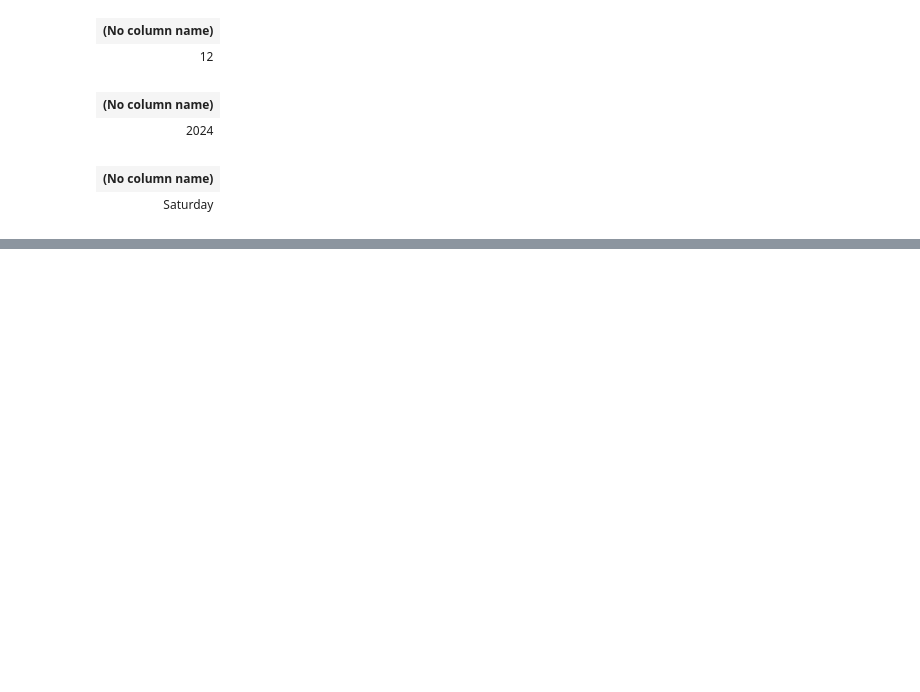
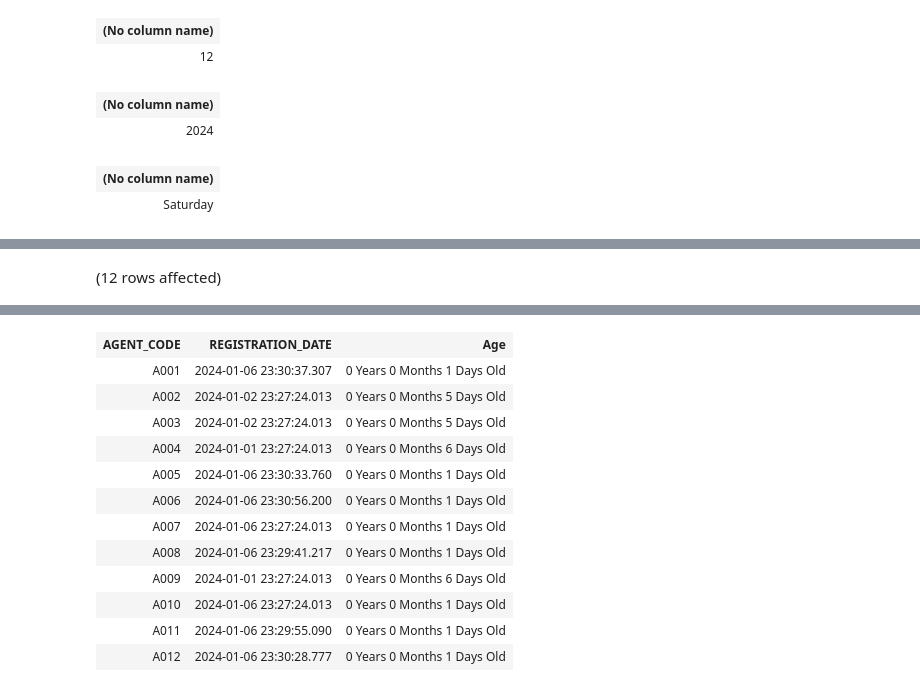
Before and after one commit to kanhaiya-bhayana-inc/Sql-server, a Jupyter notebook: Notebook 2 - Sql Server.ipynb, the cells around one changed output, grey strips where cells are left out. Cells and saved outputs as stored; diff of their text form; code cells hidden in the pictures; blank space fills up the shorter version.

```diff
--- a/Notebook 2 - Sql Server.ipynb
+++ b/Notebook 2 - Sql Server.ipynb
@@ -281,0 +582,4 @@ Total execution time: 00:00:00.032
+# %%
+SELECT AGENT_CODE, REGISTRATION_DATE, dbo.CalculateAGE(REGISTRATION_DATE) as Age FROM tblEvent;
+# %% [output]
+(12 rows affected)
@@ -281,0 +587,13 @@ Total execution time: 00:00:00.032
+| AGENT_CODE | REGISTRATION_DATE | Age |
+| A001 | 2024-01-06 23:30:37.307 | 0 Years 0 Months 1 Days Old |
+| A002 | 2024-01-02 23:27:24.013 | 0 Years 0 Months 5 Days Old |
+| A003 | 2024-01-02 23:27:24.013 | 0 Years 0 Months 5 Days Old |
+| A004 | 2024-01-01 23:27:24.013 | 0 Years 0 Months 6 Days Old |
+| A005 | 2024-01-06 23:30:33.760 | 0 Years 0 Months 1 Days Old |
+| A006 | 2024-01-06 23:30:56.200 | 0 Years 0 Months 1 Days Old |
+| A007 | 2024-01-06 23:27:24.013 | 0 Years 0 Months 1 Days Old |
+| A008 | 2024-01-06 23:29:41.217 | 0 Years 0 Months 1 Days Old |
+| A009 | 2024-01-01 23:27:24.013 | 0 Years 0 Months 6 Days Old |
+| A010 | 2024-01-06 23:27:24.013 | 0 Years 0 Months 1 Days Old |
+| A011 | 2024-01-06 23:29:55.090 | 0 Years 0 Months 1 Days Old |
+| A012 | 2024-01-06 23:30:28.777 | 0 Years 0 Months 1 Days Old |
```
Also changed, not shown: parts of 25 cells of this notebook.
